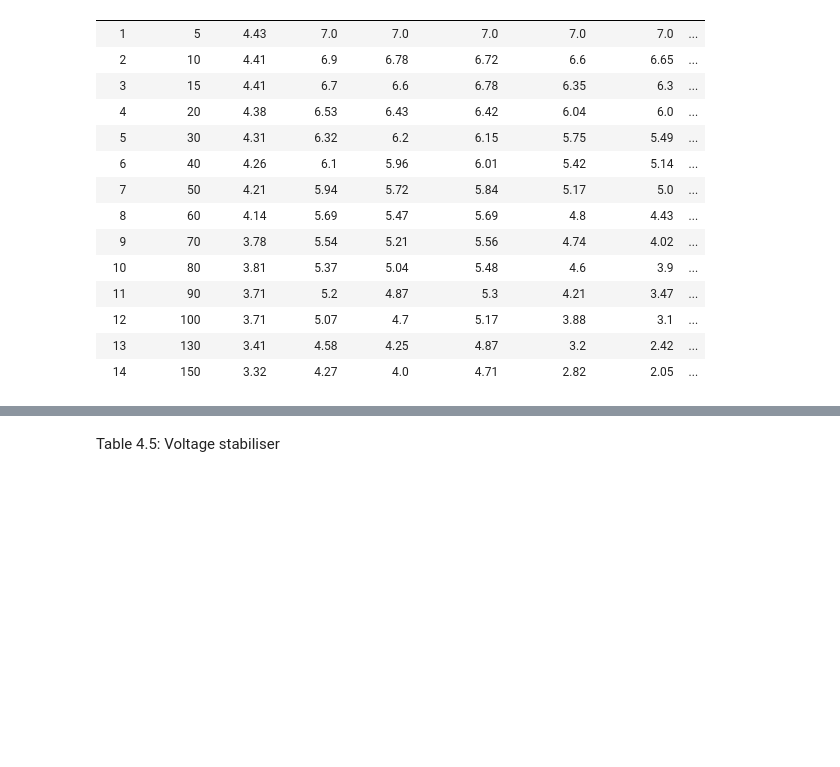
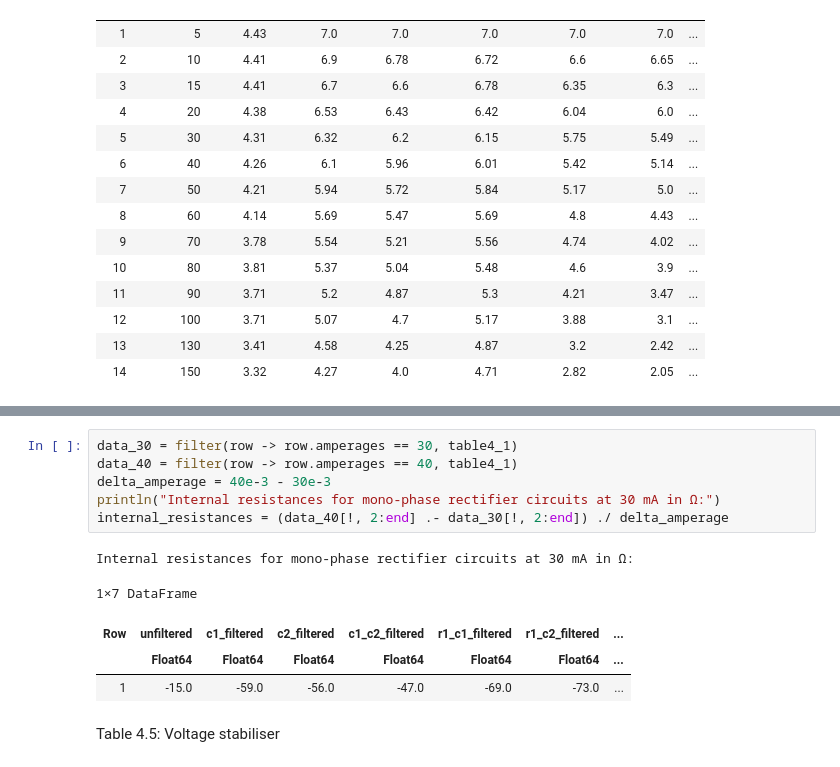
Before and after one commit to prenaissance/sp-labs, a Jupyter notebook: cde_notebooks/Lab4.ipynb, the cells around one changed output, grey strips where cells are left out. Cells and saved outputs as stored; diff of their text form; blank space fills up the shorter version.

```diff
--- a/cde_notebooks/Lab4.ipynb
+++ b/cde_notebooks/Lab4.ipynb
@@ -96,3 +152,15 @@ table4_3 = DataFrame(
+# %%
+data_30 = filter(row -> row.amperages == 30, table4_1)
+data_40 = filter(row -> row.amperages == 40, table4_1)
+delta_amperage = 40e-3 - 30e-3
+println("Internal resistances for mono-phase rectifier circuits at 30 mA in Ω:")
+internal_resistances = (data_40[!, 2:end] .- data_30[!, 2:end]) ./ delta_amperage
+# %% [output]
+Internal resistances for mono-phase rectifier circuits at 30 mA in Ω:
+1×7 DataFrame
+| Row | unfiltered | c1_filtered | c2_filtered | c1_c2_filtered | r1_c1_filtered | r1_c2_filtered | ... |
+|  | Float64 | Float64 | Float64 | Float64 | Float64 | Float64 | ... |
+| 1 | -15.0 | -59.0 | -56.0 | -47.0 | -69.0 | -73.0 | ... |
 # %% [markdown]
 Table 4.5: Voltage stabiliser
 # %%
```
Also changed, not shown: parts of 7 cells of this notebook.
